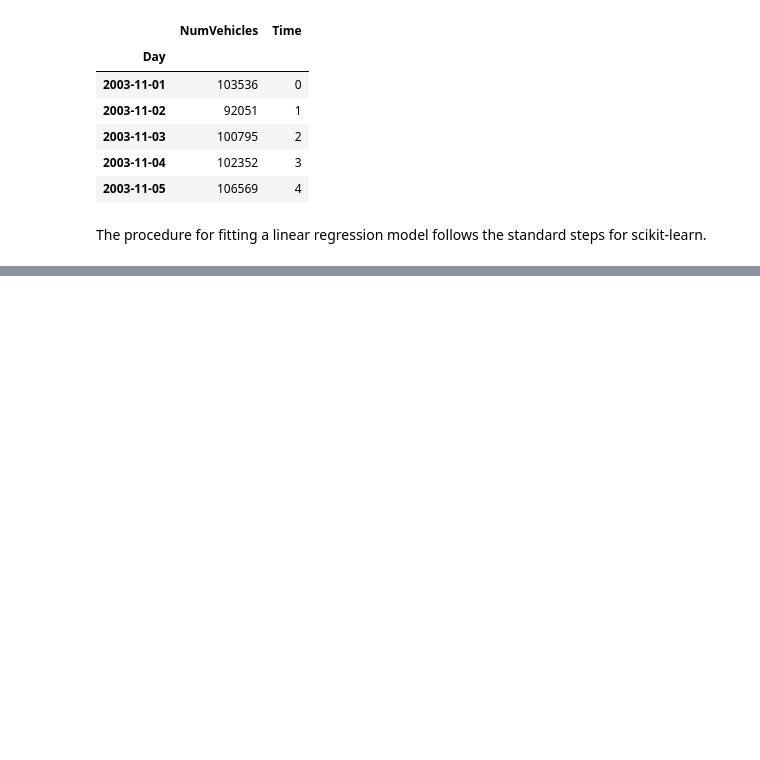
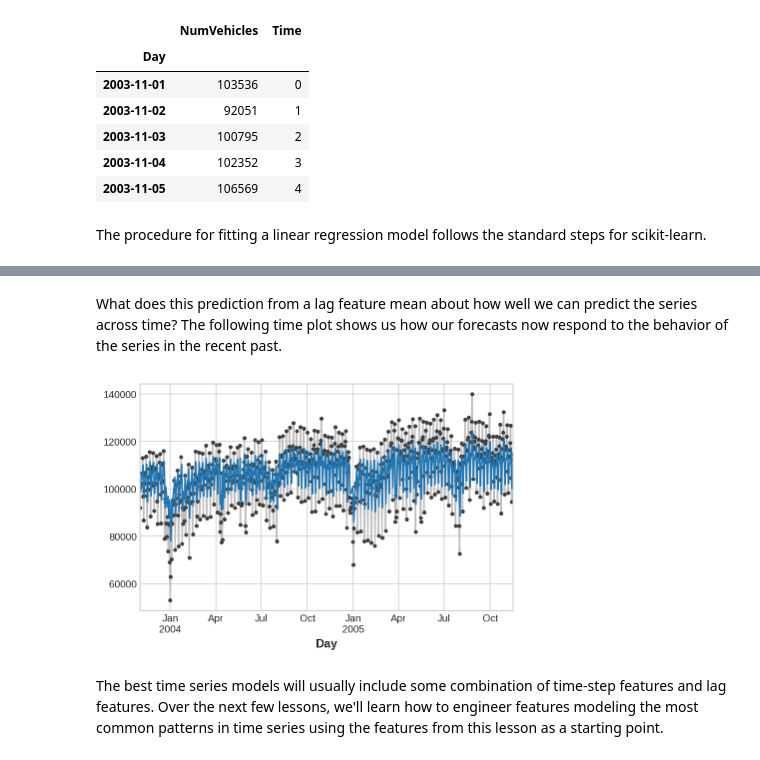
Before and after one commit to pengfei99/LearnTimeSeries, a Jupyter notebook: Lessons/01.Linear_regression_ts.ipynb, the cells around one changed output, grey strips where cells are left out. Drawn from its saved outputs; the diff is of its cells as text; code cells hidden in the pictures; blank space fills up the shorter version.

Commit message:
finish lesson1

```diff
--- a/Lessons/01.Linear_regression_ts.ipynb
+++ b/Lessons/01.Linear_regression_ts.ipynb
@@ -239,0 +299,9 @@ y_pred = pd.Series(model.predict(X), index=X.index)
+# %% [markdown]
+What does this prediction from a lag feature mean about how well we can predict the series across time? The following time plot shows us how our forecasts now respond to the behavior of the series in the recent past.
+# %%
+ax = lag_y.plot(**plot_params)
+ax = lag_y_pred.plot()
+# %% [output]
+[figure, added]
+# %% [markdown]
+The best time series models will usually include some combination of time-step features and lag features. Over the next few lessons, we'll learn how to engineer features modeling the most common patterns in time series using the features from this lesson as a starting point.
```
Also changed, not shown: parts of 12 cells of this notebook.
